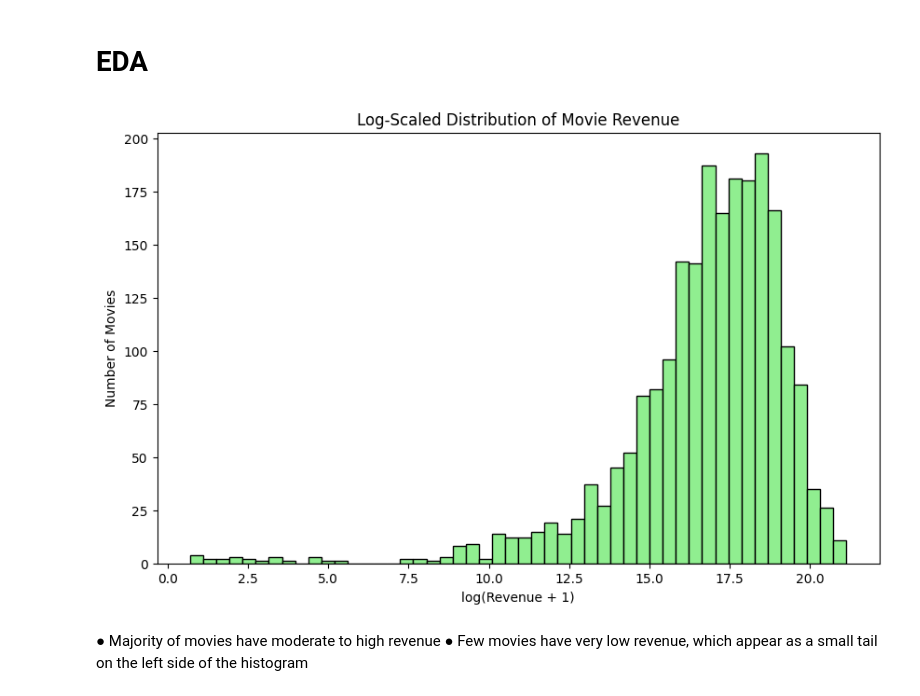
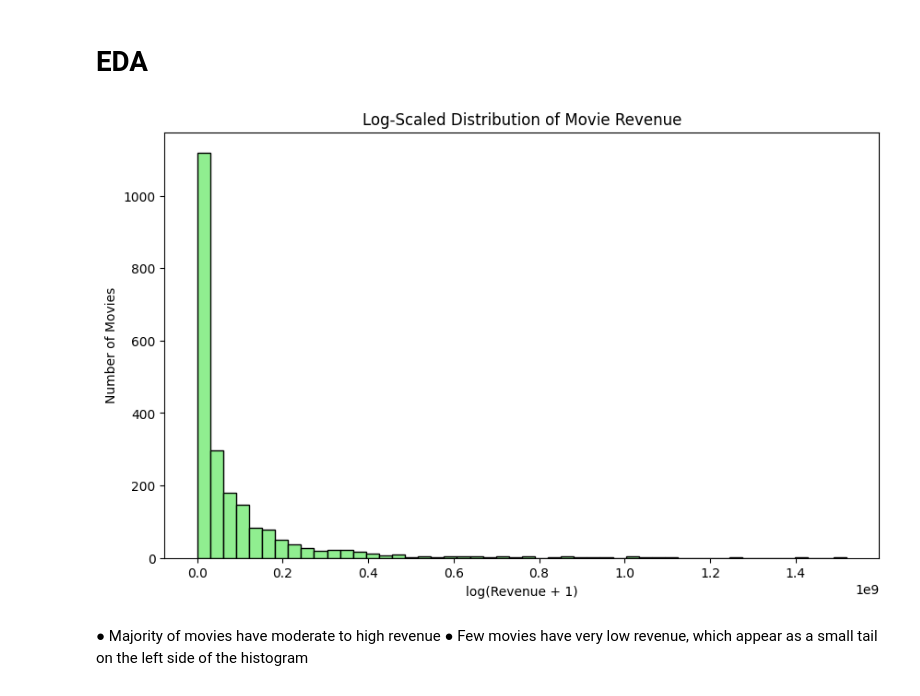
Before and after one commit to abinash128648/tmdb-box-office-prediction, a Jupyter notebook: movie-revenue-predicton.ipynb, the cells around one changed output. Cells and saved outputs as stored; diff of their text form; code cells hidden in the pictures.

```diff
--- a/movie-revenue-predicton.ipynb
+++ b/movie-revenue-predicton.ipynb
@@ -342,13 +342,13 @@ df.head()
 # %%
 # revenue histogram
 plt.figure(figsize=(10,6))
-plt.hist(np.log1p(df['revenue']), bins=50, color='lightgreen', edgecolor='black')
+plt.hist(df['revenue'], bins=50, color='lightgreen', edgecolor='black')
 plt.title('Log-Scaled Distribution of Movie Revenue')
 plt.xlabel('log(Revenue + 1)')
 plt.ylabel('Number of Movies')
 plt.show()
 # %% [output]
-[figure, old version]
+[figure, new version]
 # %% [markdown]
 ● Majority of movies have moderate to high revenue
 ● Few movies have very low revenue, which appear as a small tail on the left side of the histogram
```
